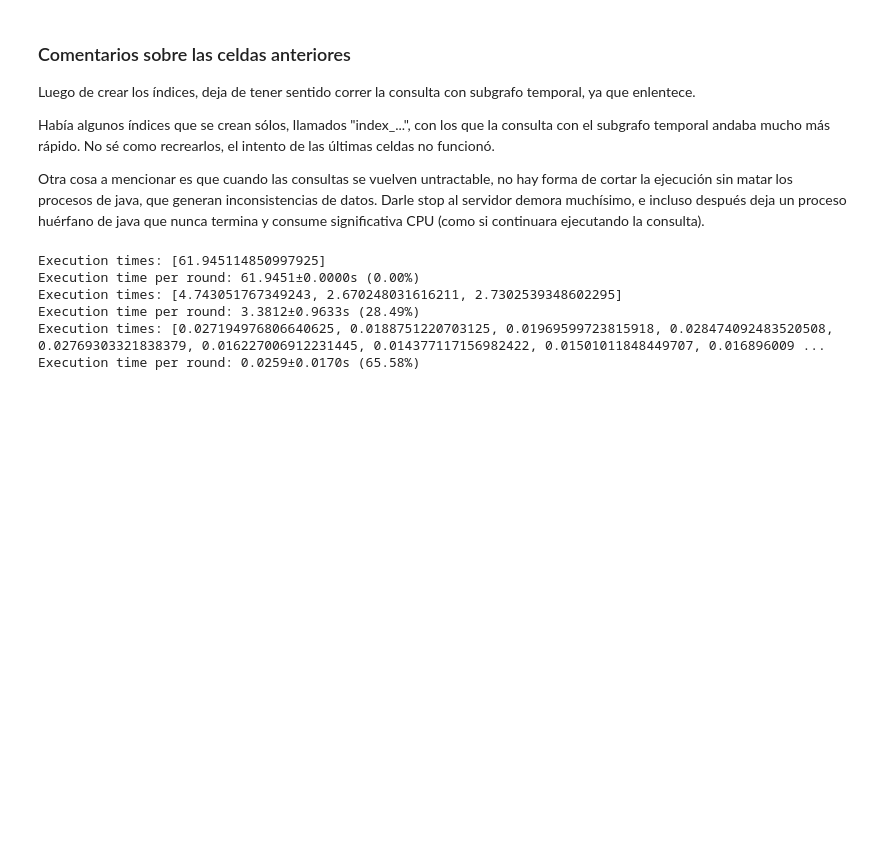
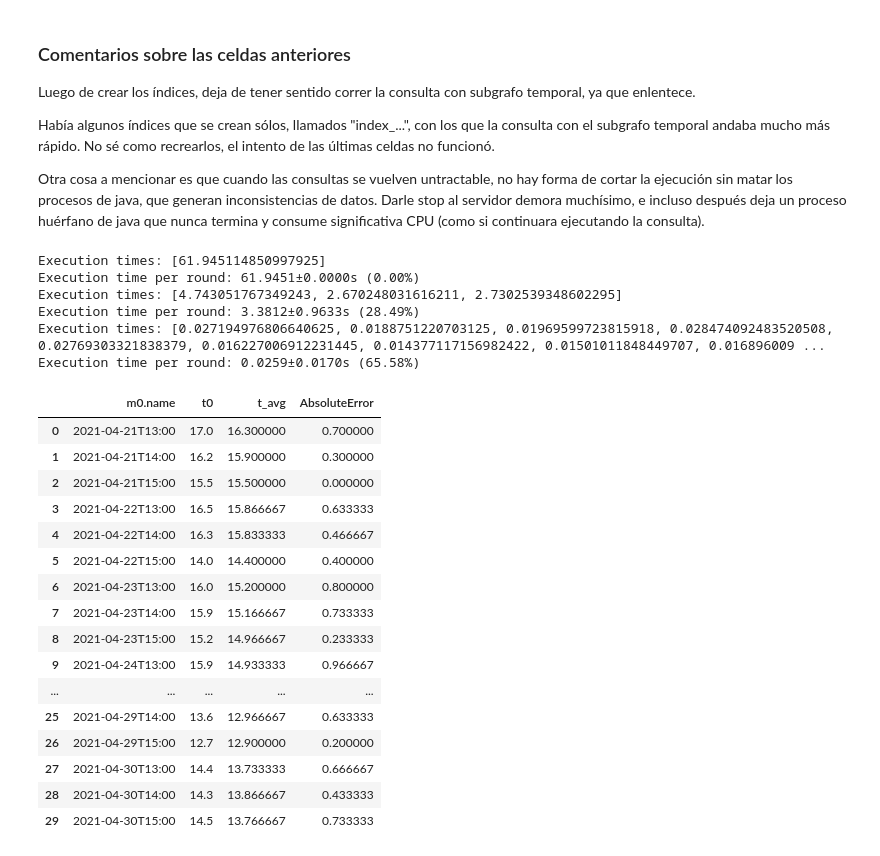
Before and after one commit to DonBraulio/WeatherGraphDB, a Jupyter notebook: BDNR2022_Proyecto_Final.ipynb, the cells around one changed output. Saved outputs shown, nothing was run; the diff lists cells and outputs as text; code cells hidden in the pictures; blank space fills up the shorter version.

```diff
--- a/BDNR2022_Proyecto_Final.ipynb
+++ b/BDNR2022_Proyecto_Final.ipynb
@@ -484,3 +484,45 @@ Execution times: [4.743051767349243, 2.670248031616211, 2.7302539348602295]
 Execution time per round: 3.3812±0.9633s (28.49%)
 Execution times: [0.027194976806640625, 0.0188751220703125, 0.01969599723815918, 0.028474092483520508, 0.02769303321838379, 0.016227006912231445, 0.014377117156982422, 0.01501011848449707, 0.016896009 ...
 Execution time per round: 0.0259±0.0170s (65.58%)
+# %%
+station_name = "MS/A756/AGUA CLARA"
+
+
+dfs = {}
+for distance in [100, 500, 1000]:
+    dfs[distance] = graph.run(f"""
+        MATCH (s0:Station{{name: "{station_name}"}})-->(m0:Measurement)
+        MATCH (s:Station)-->(m:Measurement{{hour: m0.hour, date: m0.date}})
+        WITH s0, s, m0, m
+        WHERE m0.date > date("2021-04-20") AND m.temperature <> -9999
+              AND m0.hour.hour IN [13, 14, 15]
+        WITH s0, s, m0, m,
+        point.distance(point({{longitude: s.longitude, latitude: s.latitude}}),
+                       point({{longitude: s0.longitude, latitude: s0.latitude}}))/1000 AS distance
+        WHERE distance < {distance}
+        RETURN m0.name,
+               m0.temperature AS t0,
+               AVG(m.temperature) AS t_avg,
+               ABS(m0.temperature - AVG(m.temperature)) AS AbsoluteError
+        ORDER BY m0.name
+        """).to_data_frame()
+
+dfs[100]
+# %% [output]
+|  | m0.name | t0 | t_avg | AbsoluteError |
+| 0 | 2021-04-21T13:00 | 17.0 | 16.300000 | 0.700000 |
+| 1 | 2021-04-21T14:00 | 16.2 | 15.900000 | 0.300000 |
+| 2 | 2021-04-21T15:00 | 15.5 | 15.500000 | 0.000000 |
+| 3 | 2021-04-22T13:00 | 16.5 | 15.866667 | 0.633333 |
+| 4 | 2021-04-22T14:00 | 16.3 | 15.833333 | 0.466667 |
+| 5 | 2021-04-22T15:00 | 14.0 | 14.400000 | 0.400000 |
+| 6 | 2021-04-23T13:00 | 16.0 | 15.200000 | 0.800000 |
+| 7 | 2021-04-23T14:00 | 15.9 | 15.166667 | 0.733333 |
+| 8 | 2021-04-23T15:00 | 15.2 | 14.966667 | 0.233333 |
+| 9 | 2021-04-24T13:00 | 15.9 | 14.933333 | 0.966667 |
+| ... | ... | ... | ... | ... |
+| 25 | 2021-04-29T14:00 | 13.6 | 12.966667 | 0.633333 |
+| 26 | 2021-04-29T15:00 | 12.7 | 12.900000 | 0.200000 |
+| 27 | 2021-04-30T13:00 | 14.4 | 13.733333 | 0.666667 |
+| 28 | 2021-04-30T14:00 | 14.3 | 13.866667 | 0.433333 |
+| 29 | 2021-04-30T15:00 | 14.5 | 13.766667 | 0.733333 |
```
Also changed, not shown: parts of 4 cells of this notebook.
